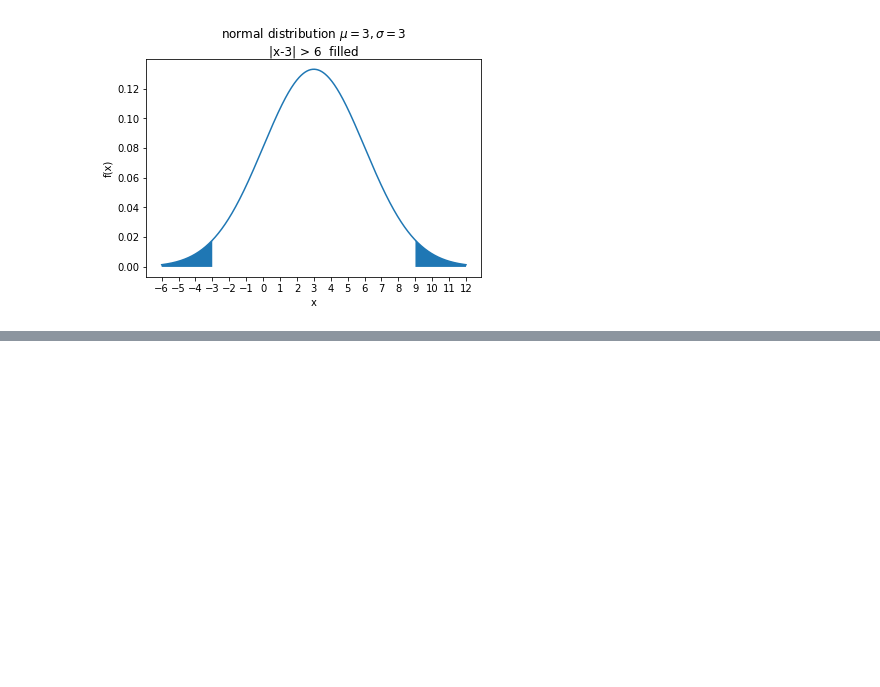
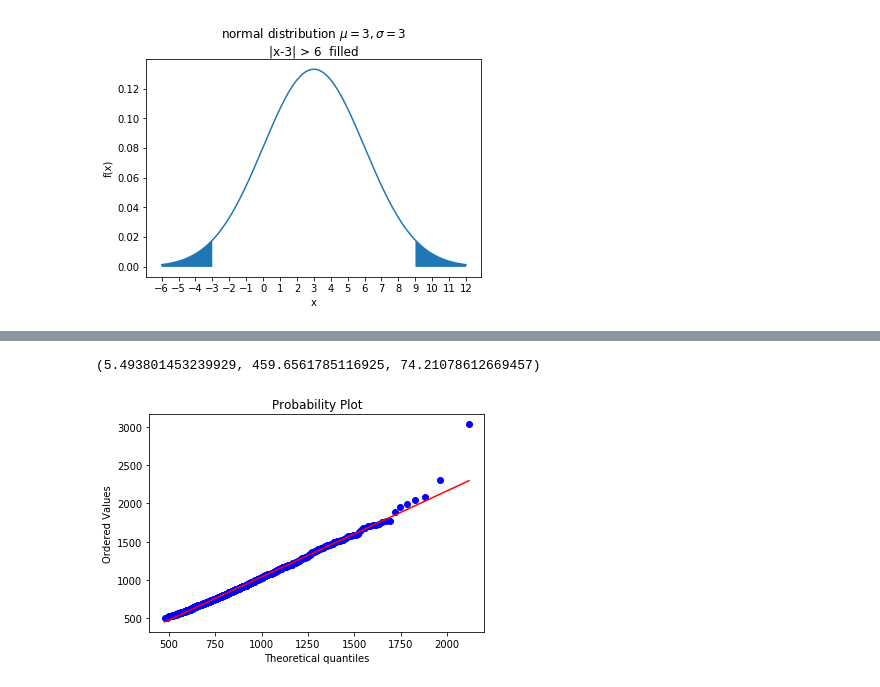
Before and after one commit to caioau/caioau-personal, a Jupyter notebook: website/slides/ELD_Stats.ipynb, the cells around one changed output, grey strips where cells are left out. Saved outputs shown, nothing was run; the diff lists cells and outputs as text; code cells hidden in the pictures; blank space fills up the shorter version.

```diff
--- a/website/slides/ELD_Stats.ipynb
+++ b/website/slides/ELD_Stats.ipynb
@@ -81,0 +103,8 @@ dtype: float64
+# %%
+wrong_dist_chi2_fit = stats.chi2.fit(wrong_dist_data)
+res_wrong2 = stats.probplot(wrong_dist_data, plot=plt,dist=stats.chi2,sparams=wrong_dist_chi2_fit)
+plt.savefig("qqplot2-3.png")
+wrong_dist_chi2_fit
+# %% [output]
+(5.493801453239929, 459.6561785116925, 74.21078612669457)
+[figure, added]
```
Also changed, not shown: parts of 8 cells of this notebook, 8 other files.
